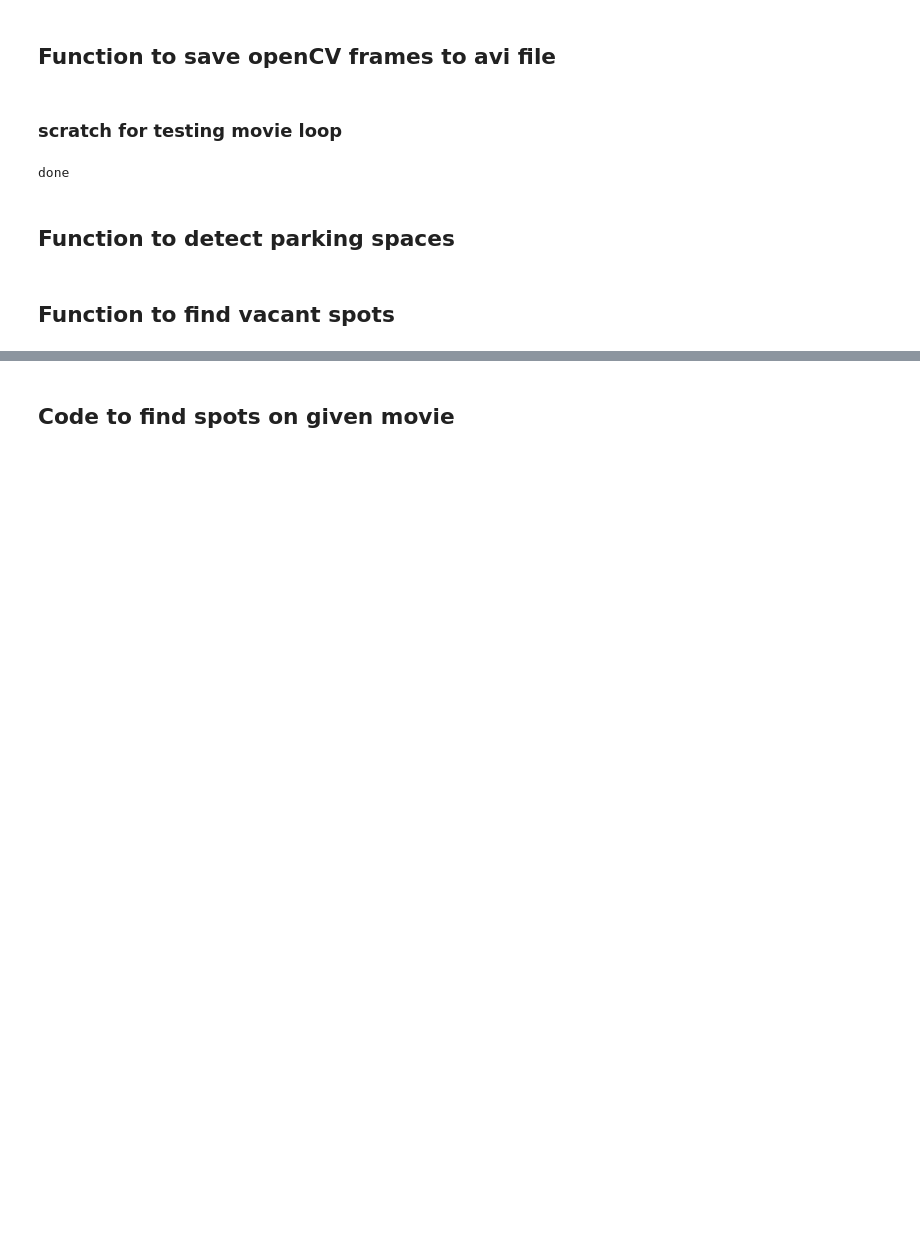
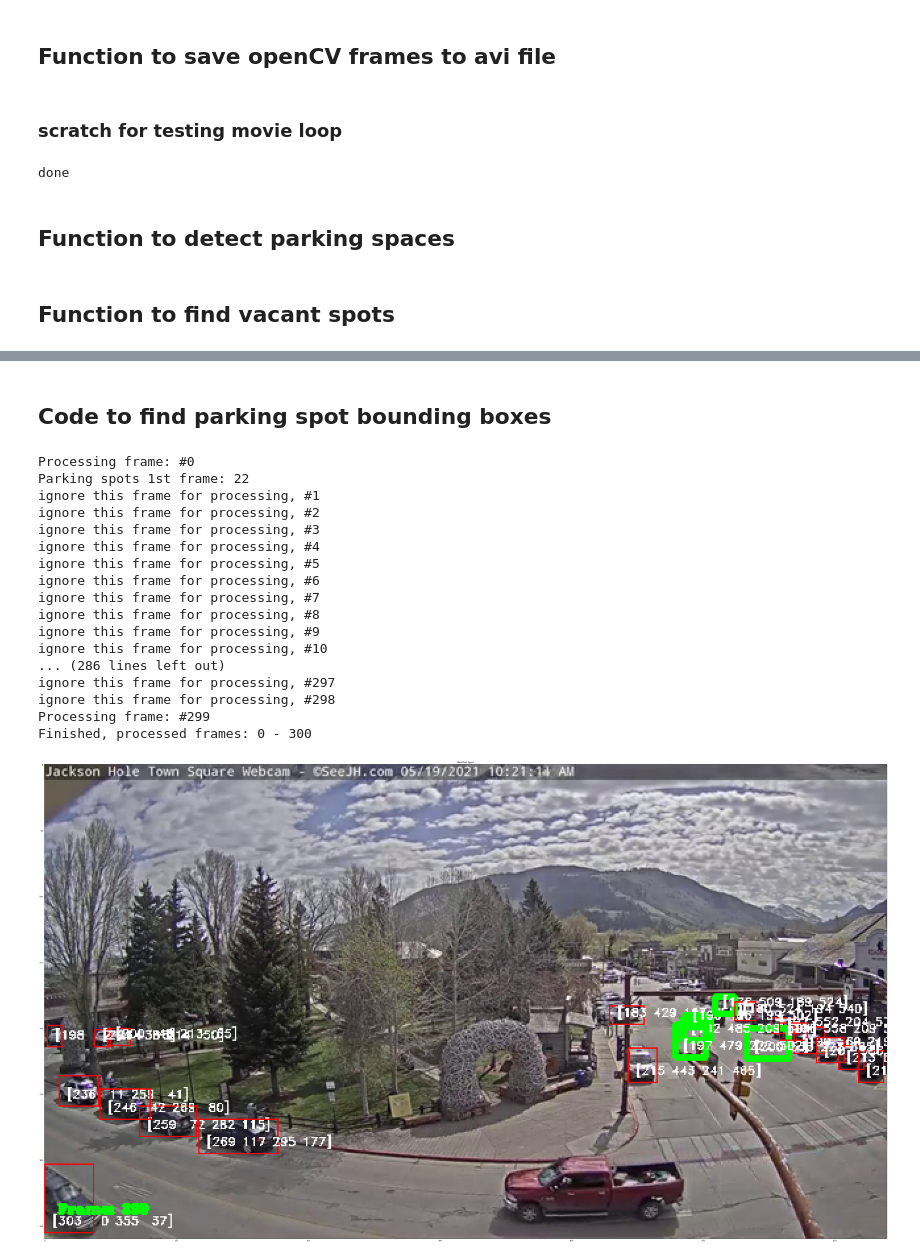
Before and after one commit to rejexx/Parkingspot_Vacancy, a Jupyter notebook: notebooks/02_spot_detection.ipynb, the cells around one changed output, grey strips where cells are left out. Drawn from its saved outputs; the diff is of its cells as text; code cells hidden in the pictures; blank space fills up the shorter version.

```diff
--- a/notebooks/02_spot_detection.ipynb
+++ b/notebooks/02_spot_detection.ipynb
@@ -68,6 +72,6 @@ IMAGE_DIR = os.path.join(ROOT_DIR, ".\\data\\raw")  #Not using this right now...
 # %%
 # Video file or camera to process - set this to 0 to use your webcam instead of a video file
-VIDEO_SOURCE = os.path.join(IMAGE_DIR,"parkingTest_bestcompress_Trim.mp4")
+VIDEO_SOURCE = os.path.join(VIDEO_DIR,"AllSpotsFull_299Frames.ts")
 
 # Local path to output processed videos
 VIDEO_SAVE_DIR = os.path.join(ROOT_DIR, ".\\data\\processed")
@@ -117,7 +121,8 @@ def writeFramesToFile(frame_array, fileName="video.avi", nthFrames=1, fps=15):
 # %%
 #Make sure the video is being read properly. This is just a check
 # Load the video file we want to run detection on
-video_capture = cv2.VideoCapture(VIDEO_SOURCE)
+tempFile = os.path.join(VIDEO_DIR,"temp.ts")
+video_capture = cv2.VideoCapture(tempFile)
 
 # How many frames of video we've seen in a row with a parking space open
 free_space_frames = 0
@@ -143,13 +148,13 @@ while video_capture.isOpened():
     frame_array.append(frame)
 
     # Hit 'q' to quit
-    if cv2.waitKey(1000) & 0xFF == ord('q'):
+    if cv2.waitKey(10) & 0xFF == ord('q'):
         break
 
 # Clean up everything when finished
 video_capture.release()
 cv2.destroyAllWindows()
-writeFramesToFile(frame_array=frame_array, fileName=VIDEO_SAVE_FILE)
+writeFramesToFile(frame_array=frame_array, fileName=os.path.join(VIDEO_DIR,"temp.avi") )
 print("done")
 # %% [output]
 done
@@ -178,7 +183,7 @@ def detectSpots(video_file, video_save_file='findParkingSpaces.avi', initial_che
         success, frame = video_capture.read()
         if not success:
             print("Processed entire video, exiting")
-            break
+            return parked_car_boxes
 
         # Convert the image from BGR color (which OpenCV uses) to RGB color
         rgb_image = frame[:, :, ::-1]
@@ -276,6 +281,7 @@ def detectSpots(video_file, video_save_file='findParkingSpaces.avi', initial_che
     cv2.destroyAllWindows()
     writeFramesToFile(frame_array=frame_array, fileName=video_save_file)
 
+    #Show final image in matplotlib for ref
     plt.figure(figsize = (64,48))
     plt.imshow(frame[:, :, ::-1], interpolation='nearest')
     plt.tight_layout() #Convert to RBG
@@ -426,18 +542,40 @@ def countSpots(video_source, parked_car_boxes, video_save_file="annotatedVideo.a
 # %% [markdown]
-## Code to find spots on given movie
+## Code to find parking spot bounding boxes
-# %%
-#Load boxes from file if they exist
-boundingBoxFile = os.path.join(ROOT_DIR,'data\processed\spot_boxes.csv')
-if os.path.exists(boundingBoxFile):
-    parked_car_boxes = np.loadtxt(boundingBoxFile, delimiter=',')
-else:
-    #Learn where boxes are from movie
-    parked_car_boxes = detectSpots(VIDEO_SOURCE, os.path.join(VIDEO_SAVE_DIR, "findSpots.avi"), 12)
-
-    #One of those 'spots' is actually a car on the road, I'm going to remove it manually
-    badSpot = np.where(parked_car_boxes == [304,   0, 344,  15])
-    parked_car_boxes = np.delete(parked_car_boxes, badSpot[0][0], axis=0)
-
-    #Save edited boxes to file for future use
-    np.savetxt(os.path.join(ROOT_DIR,'spot_boxes.csv'), parked_car_boxes, delimiter=',')
+# %%
+#Load boxes from file if they exist
+boundingBoxFile = os.path.join(ROOT_DIR,'data\processed\spot_boxes_3.csv')
+if os.path.exists(boundingBoxFile):
+#if False:  #Force re-run
+    parked_car_boxes = np.loadtxt(boundingBoxFile, delimiter=',')
+    print("Loading existing bounding boxes")
+else:
+    #Learn where boxes are from movie, and save video with annotations
+    #Sources is either VDIEO_SOURCE or try with tempFile
+    parked_car_boxes = detectSpots(VIDEO_SOURCE, os.path.join(VIDEO_SAVE_DIR, "findSpots2.avi"), 299)
+
+    #One of those 'spots' is actually a car on the road, I'm going to remove it manually
+    badSpot = np.where(parked_car_boxes == [303,   0, 355,  37])
+    parked_car_boxes = np.delete(parked_car_boxes, badSpot[0][0], axis=0)
+
+    #Save edited boxes to file for future use
+    np.savetxt(os.path.join(ROOT_DIR,'data\processed\spot_boxes_3.csv'), parked_car_boxes, delimiter=',')
+# %% [output]
+Processing frame: #0
+Parking spots 1st frame: 22
+ignore this frame for processing, #1
+ignore this frame for processing, #2
+ignore this frame for processing, #3
+ignore this frame for processing, #4
+ignore this frame for processing, #5
+ignore this frame for processing, #6
+ignore this frame for processing, #7
+ignore this frame for processing, #8
+ignore this frame for processing, #9
+ignore this frame for processing, #10
+... (286 lines left out)
+ignore this frame for processing, #297
+ignore this frame for processing, #298
+Processing frame: #299
+Finished, processed frames: 0 - 300
+[figure, added]
 # %%
```
Also changed, not shown: parts of 12 cells of this notebook, 2 other files.
